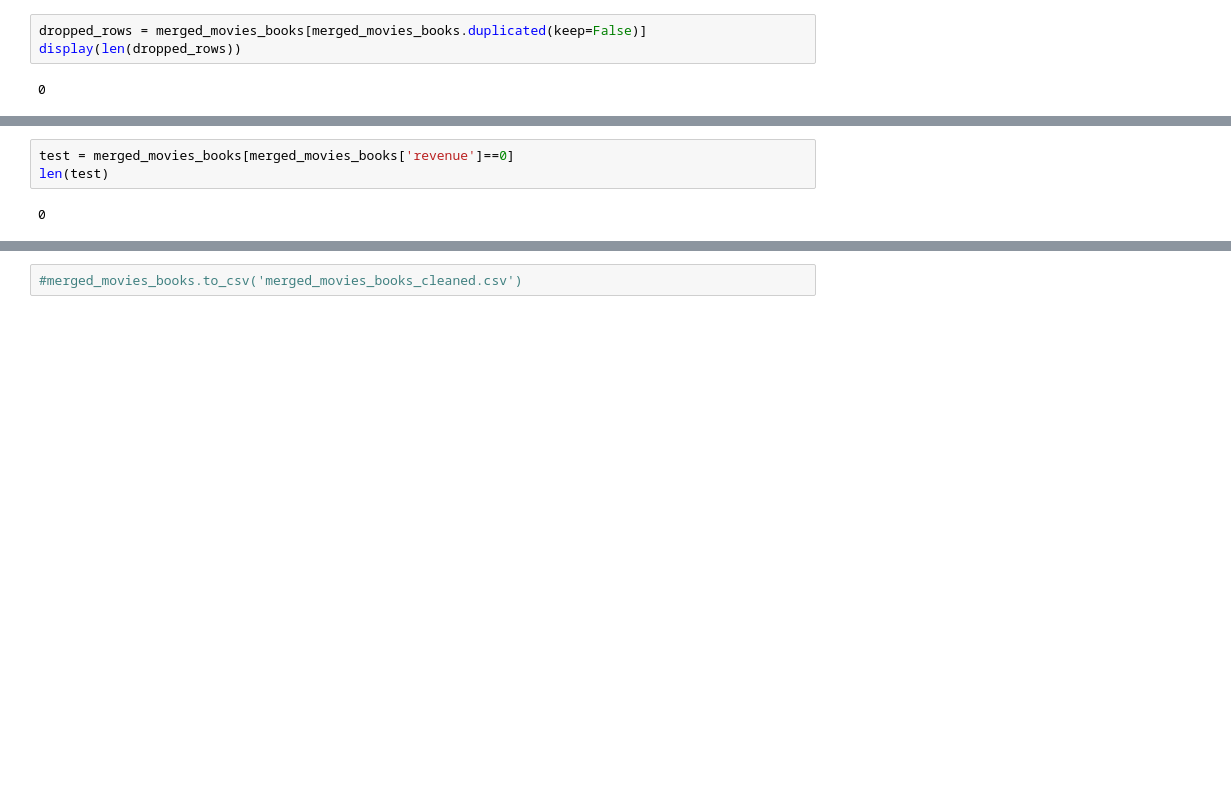
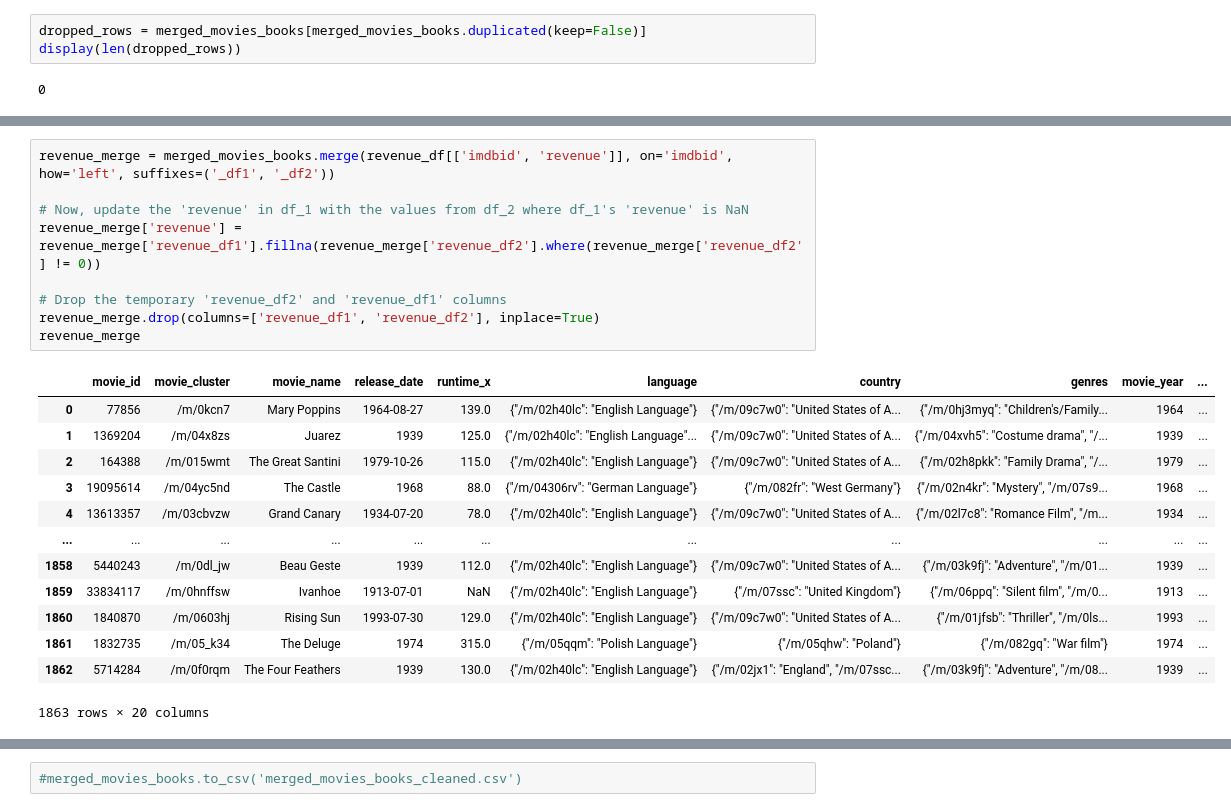
Before and after one commit to epfl-ada/ada-2024-project-datadruids, a Jupyter notebook: src/books_movies_cleaning.ipynb, the cells around one changed output, grey strips where cells are left out. Drawn from its saved outputs; the diff is of its cells as text; blank space fills up the shorter version.

```diff
--- a/src/books_movies_cleaning.ipynb
+++ b/src/books_movies_cleaning.ipynb
@@ -267,5 +233,23 @@ merged_movies_books
-# %%
-test = merged_movies_books[merged_movies_books['revenue']==0]
-len(test)
-# %% [output]
-0
+# %%
+revenue_merge = merged_movies_books.merge(revenue_df[['imdbid', 'revenue']], on='imdbid', how='left', suffixes=('_df1', '_df2'))
+
+# Now, update the 'revenue' in df_1 with the values from df_2 where df_1's 'revenue' is NaN
+revenue_merge['revenue'] = revenue_merge['revenue_df1'].fillna(revenue_merge['revenue_df2'].where(revenue_merge['revenue_df2'] != 0))
+
+# Drop the temporary 'revenue_df2' and 'revenue_df1' columns
+revenue_merge.drop(columns=['revenue_df1', 'revenue_df2'], inplace=True)
+revenue_merge
+# %% [output]
+|  | movie_id | movie_cluster | movie_name | release_date | runtime_x | language | country | genres | movie_year | ... |
+| 0 | 77856 | /m/0kcn7 | Mary Poppins | 1964-08-27 | 139.0 | {"/m/02h40lc": "English Language"} | {"/m/09c7w0": "United States of A... | {"/m/0hj3myq": "Children's/Family... | 1964 | ... |
+| 1 | 1369204 | /m/04x8zs | Juarez | 1939 | 125.0 | {"/m/02h40lc": "English Language"... | {"/m/09c7w0": "United States of A... | {"/m/04xvh5": "Costume drama", "/... | 1939 | ... |
+| 2 | 164388 | /m/015wmt | The Great Santini | 1979-10-26 | 115.0 | {"/m/02h40lc": "English Language"} | {"/m/09c7w0": "United States of A... | {"/m/02h8pkk": "Family Drama", "/... | 1979 | ... |
+| 3 | 19095614 | /m/04yc5nd | The Castle | 1968 | 88.0 | {"/m/04306rv": "German Language"} | {"/m/082fr": "West Germany"} | {"/m/02n4kr": "Mystery", "/m/07s9... | 1968 | ... |
+| 4 | 13613357 | /m/03cbvzw | Grand Canary | 1934-07-20 | 78.0 | {"/m/02h40lc": "English Language"} | {"/m/09c7w0": "United States of A... | {"/m/02l7c8": "Romance Film", "/m... | 1934 | ... |
+| ... | ... | ... | ... | ... | ... | ... | ... | ... | ... | ... |
+| 1858 | 5440243 | /m/0dl_jw | Beau Geste | 1939 | 112.0 | {"/m/02h40lc": "English Language"} | {"/m/09c7w0": "United States of A... | {"/m/03k9fj": "Adventure", "/m/01... | 1939 | ... |
+| 1859 | 33834117 | /m/0hnffsw | Ivanhoe | 1913-07-01 | NaN | {"/m/02h40lc": "English Language"} | {"/m/07ssc": "United Kingdom"} | {"/m/06ppq": "Silent film", "/m/0... | 1913 | ... |
+| 1860 | 1840870 | /m/0603hj | Rising Sun | 1993-07-30 | 129.0 | {"/m/02h40lc": "English Language"} | {"/m/09c7w0": "United States of A... | {"/m/01jfsb": "Thriller", "/m/0ls... | 1993 | ... |
+| 1861 | 1832735 | /m/05_k34 | The Deluge | 1974 | 315.0 | {"/m/05qqm": "Polish Language"} | {"/m/05qhw": "Poland"} | {"/m/082gq": "War film"} | 1974 | ... |
+| 1862 | 5714284 | /m/0f0rqm | The Four Feathers | 1939 | 130.0 | {"/m/02h40lc": "English Language"} | {"/m/02jx1": "England", "/m/07ssc... | {"/m/03k9fj": "Adventure", "/m/08... | 1939 | ... |
+1863 rows × 20 columns
```
Also changed, not shown: parts of 10 cells of this notebook.
